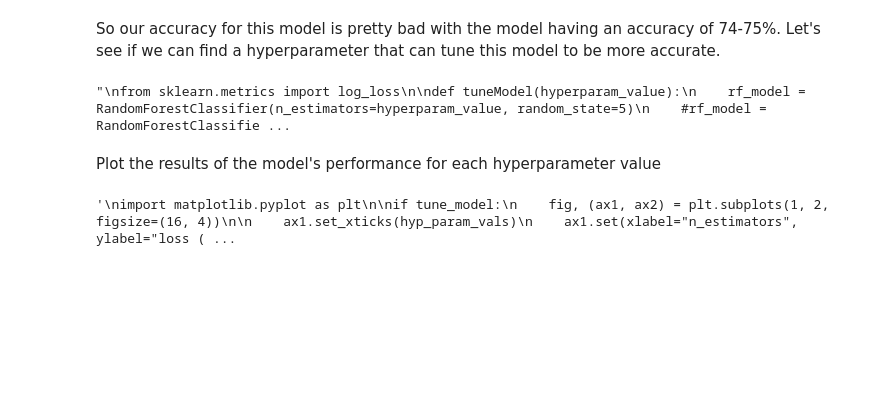
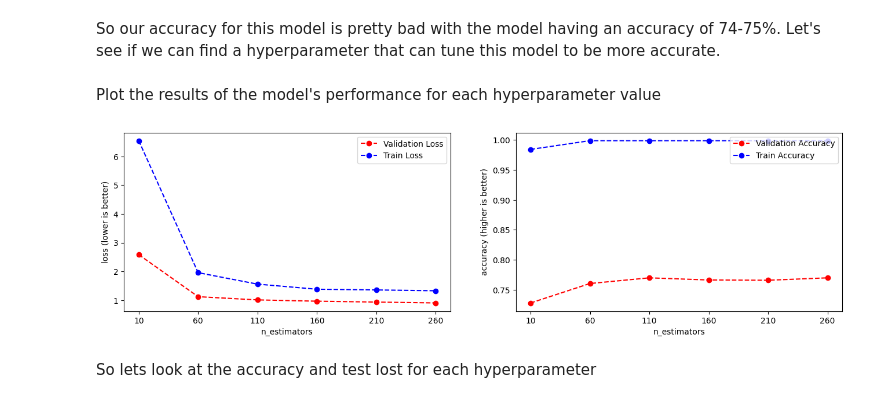
Before and after one commit to Matthew-Bustamante/CS39AA-Project-Cyberbullying, a Jupyter notebook: project_part2.ipynb, the cells around one changed output. Drawn from its saved outputs; the diff is of its cells as text; code cells hidden in the pictures; blank space fills up the shorter version.

Commit message:
Found a hyperparam and retunned model using hyperparam

```diff
--- a/project_part2.ipynb
+++ b/project_part2.ipynb
@@ -98,7 +98,7 @@ So our accuracy for this model is pretty bad with the model having an accuracy o
 # %%
 tune_model = True
 # %%
-"""
+
 from sklearn.metrics import log_loss
 
 def tuneModel(hyperparam_value):
@@ -123,30 +123,27 @@ metrics = []
 if tune_model:
     for hp in hyp_param_vals:
         metrics.append(tuneModel(hp))
-"""
-# %% [output]
-"\nfrom sklearn.metrics import log_loss\n\ndef tuneModel(hyperparam_value):\n    rf_model = RandomForestClassifier(n_estimators=hyperparam_value, random_state=5)\n    #rf_model = RandomForestClassifie ...
 # %% [markdown]
 Plot the results of the model's performance for each hyperparameter value
 # %%
-"""
+
 import matplotlib.pyplot as plt
 
 if tune_model:
     fig, (ax1, ax2) = plt.subplots(1, 2, figsize=(16, 4))
 
     ax1.set_xticks(hyp_param_vals)
     ax1.set(xlabel="n_estimators", ylabel="loss (lower is better)")
     ax1.plot(hyp_param_vals, [metric[1] for metric in metrics], '--ro') # validation loss
     ax1.plot(hyp_param_vals, [metric[0] for metric in metrics], '--bo') # training loss
     ax1.legend(["Validation Loss", "Train Loss"], loc=1)
 
     ax2.set_xticks(hyp_param_vals)
     ax2.set(xlabel="n_estimators", ylabel="accuracy (higher is better)")
     ax2.plot(hyp_param_vals, [metric[3] for metric in metrics], '--ro') # validation accuracy
     ax2.plot(hyp_param_vals, [metric[2] for metric in metrics], '--bo') # training accuracy
     ax2.legend(["Validation Accuracy", "Train Accuracy"], loc=1)
-
-"""
 # %% [output]
-'\nimport matplotlib.pyplot as plt\n\nif tune_model:\n    fig, (ax1, ax2) = plt.subplots(1, 2, figsize=(16, 4))\n\n    ax1.set_xticks(hyp_param_vals)\n    ax1.set(xlabel="n_estimators", ylabel="loss ( ...
+[figure, added]
+# %% [markdown]
+So lets look at the accuracy and test lost for each hyperparameter
```
Also changed, not shown: parts of 12 cells of this notebook.
